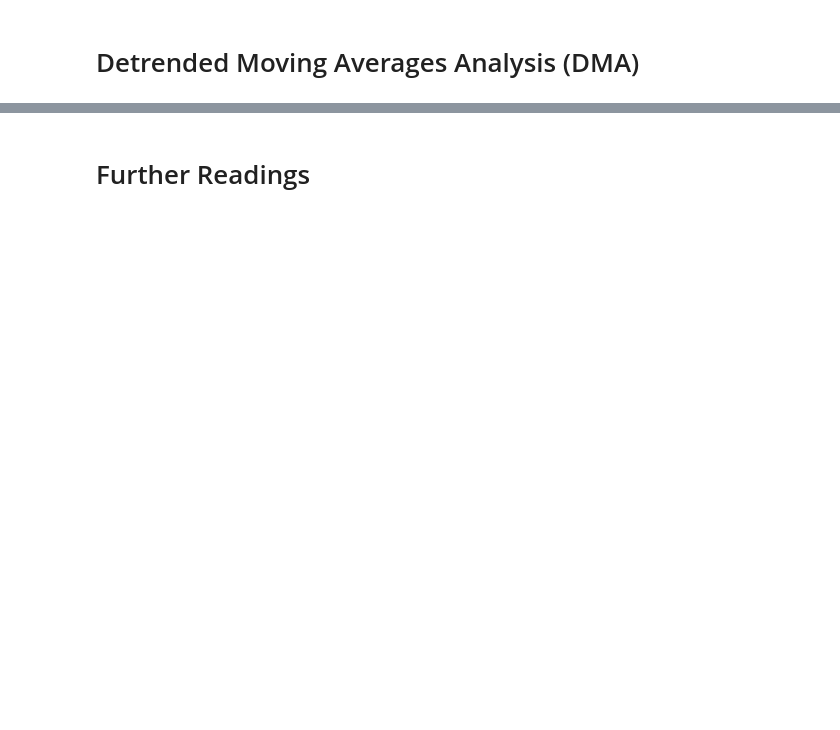
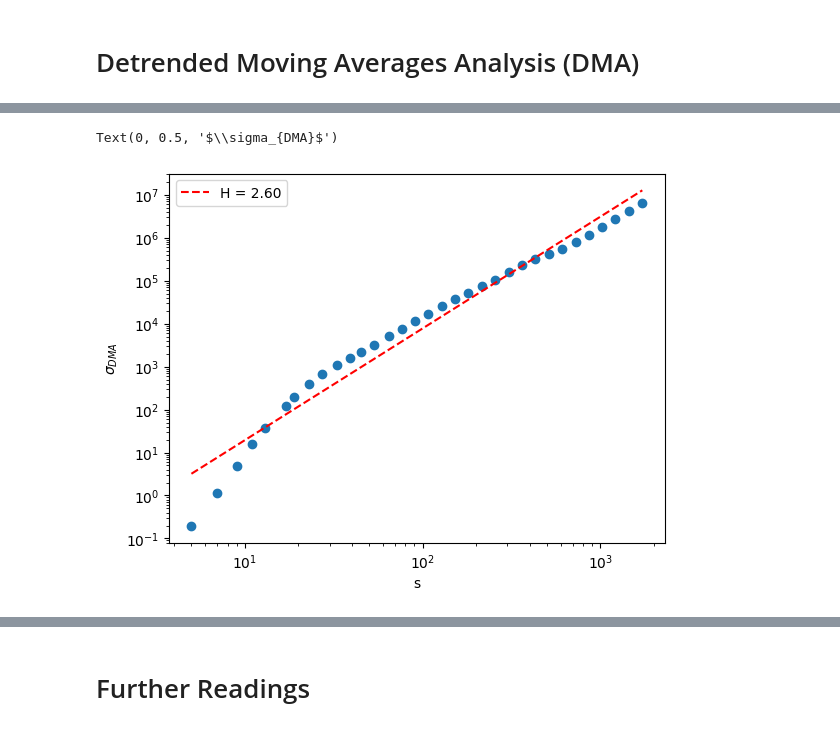
Before and after one commit to jkruse27/Tutorials, a Jupyter notebook: notebooks/scaling_analysis.ipynb, the cells around one changed output, grey strips where cells are left out. Drawn from its saved outputs; the diff is of its cells as text; code cells hidden in the pictures; blank space fills up the shorter version.

```diff
--- a/notebooks/scaling_analysis.ipynb
+++ b/notebooks/scaling_analysis.ipynb
@@ -44,0 +114,45 @@ def dma(
+# %%
+fs = 4
+hrv = read_file(
+    '../data/example_hrv.csv',
+    resampling_rate=fs,
+)
+
+# Step 1: Subtract the mean
+x = hrv - np.mean(hrv)
+
+# Step 2: Integrate the data
+y = np.cumsum(hrv)
+
+# Step 3: Compute fluctuation for different scales
+scales = np.unique(np.array([1+int(2**(i/4)/2)*2 for i in range(8, 44)]))
+results = []
+
+for s in scales:
+    # Step 3.1: Apply savitzky-golay to data
+    order = 2
+    estimation = savgol_filter(y, s, order)
+
+    # Step 3.2: Compute the difference between the original and the polynomial fit
+    e = y-estimation
+
+    # Step 3.3: Calculate the generalized variance
+    sigma = np.mean((e**2)[(s-1)//2: -(s-1)//2])
+    results.append(sigma)
+
+# Step 4: Plot the results in log-log scale
+plt.scatter(scales, results)
+plt.xscale('log')
+plt.yscale('log')
+
+# Step 5: Analyze data by fitting line to it
+H, intercept = np.polyfit(np.log10(scales), np.log10(results), 1)
+line = H*np.log10(scales)+intercept
+plt.plot(scales, np.power(10, line), 'r--', label=f"H = {H:.2f}")
+
+plt.legend()
+plt.xlabel("s")
+plt.ylabel(r"$\sigma_{DMA}$")
+# %% [output]
+Text(0, 0.5, '$\\sigma_{DMA}$')
+[figure, added]
```
Also changed, not shown: parts of 13 cells of this notebook, 1 other file.
